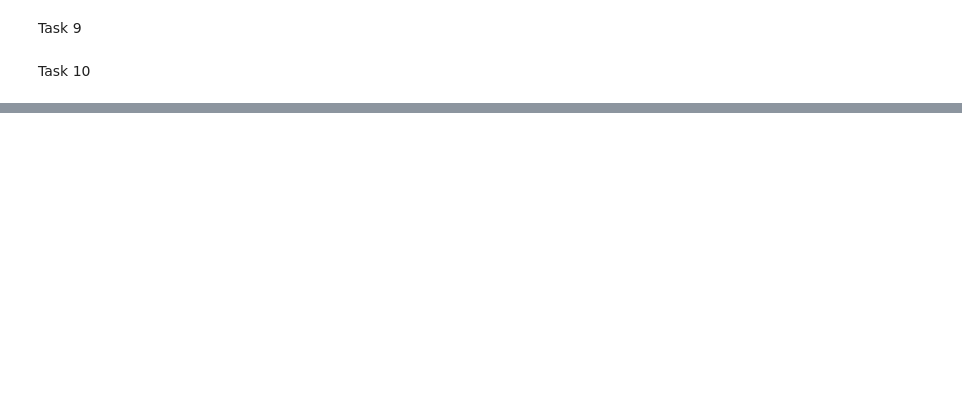
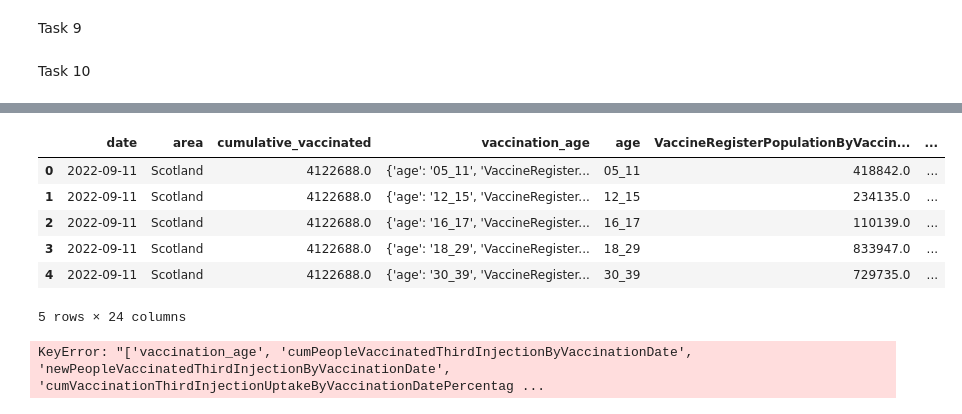
Before and after one commit to nat-rng/7CCSMCMP-cw2, a Jupyter notebook: CW2_A1.ipynb, the cells around one changed output, grey strips where cells are left out. Cells and saved outputs as stored; diff of their text form; code cells hidden in the pictures; blank space fills up the shorter version.

```diff
--- a/CW2_A1.ipynb
+++ b/CW2_A1.ipynb
@@ -184,0 +243,30 @@ memory usage: 498.5+ KB
+# %%
+vaccination_age_subset = covid_data_vaccinations.explode(column= "vaccination_age", ignore_index=True)
+vaccinations_age_data = pd.json_normalize(vaccination_age_subset["vaccination_age"])
+covid_data_vaccinations_wide = pd.concat([vaccination_age_subset, vaccinations_age_data], axis=1)
+
+covid_data_vaccinations_wide.head()
+# %% [output]
+|  | date | area | cumulative_vaccinated | vaccination_age | age | VaccineRegisterPopulationByVaccin... | ... |
+| 0 | 2022-09-11 | Scotland | 4122688.0 | {'age': '05_11', 'VaccineRegister... | 05_11 | 418842.0 | ... |
+| 1 | 2022-09-11 | Scotland | 4122688.0 | {'age': '12_15', 'VaccineRegister... | 12_15 | 234135.0 | ... |
+| 2 | 2022-09-11 | Scotland | 4122688.0 | {'age': '16_17', 'VaccineRegister... | 16_17 | 110139.0 | ... |
+| 3 | 2022-09-11 | Scotland | 4122688.0 | {'age': '18_29', 'VaccineRegister... | 18_29 | 833947.0 | ... |
+| 4 | 2022-09-11 | Scotland | 4122688.0 | {'age': '30_39', 'VaccineRegister... | 30_39 | 729735.0 | ... |
+5 rows × 24 columns
+# %%
+# Drop redundant columns
+covid_data_vaccinations_wide.drop(columns = [
+    "vaccination_age",
+    "cumPeopleVaccinatedThirdInjectionByVaccinationDate",
+    "newPeopleVaccinatedThirdInjectionByVaccinationDate",
+    "cumVaccinationThirdInjectionUptakeByVaccinationDatePercentage",
+    "cumPeopleVaccinatedAutumn22ByVaccinationDate",
+    "cumPeopleVaccinatedSpring22ByVaccinationDate",
+    "newPeopleVaccinatedAutumn22ByVaccinationDate",
+    "newPeopleVaccinatedSpring22ByVaccinationDate",
+    "cumVaccinationAutumn22UptakeByVaccinationDatePercentage",
+    "cumVaccinationSpring22UptakeByVaccinationDatePercentage"
+    ], inplace = True)
+# %% [output]
+KeyError: "['vaccination_age', 'cumPeopleVaccinatedThirdInjectionByVaccinationDate', 'newPeopleVaccinatedThirdInjectionByVaccinationDate', 'cumVaccinationThirdInjectionUptakeByVaccinationDatePercentag ...
```
Also changed, not shown: parts of 15 cells of this notebook, 1 other file.
